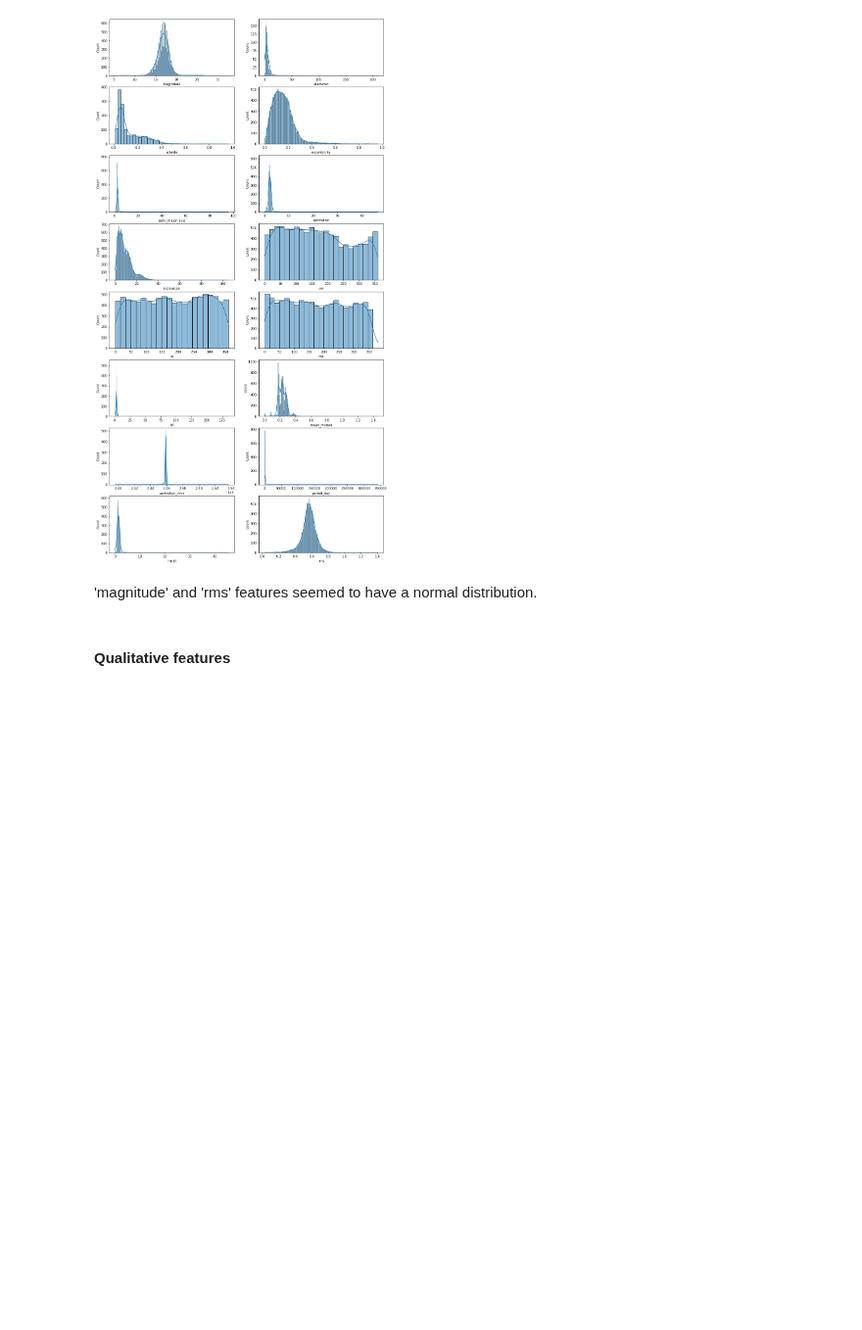
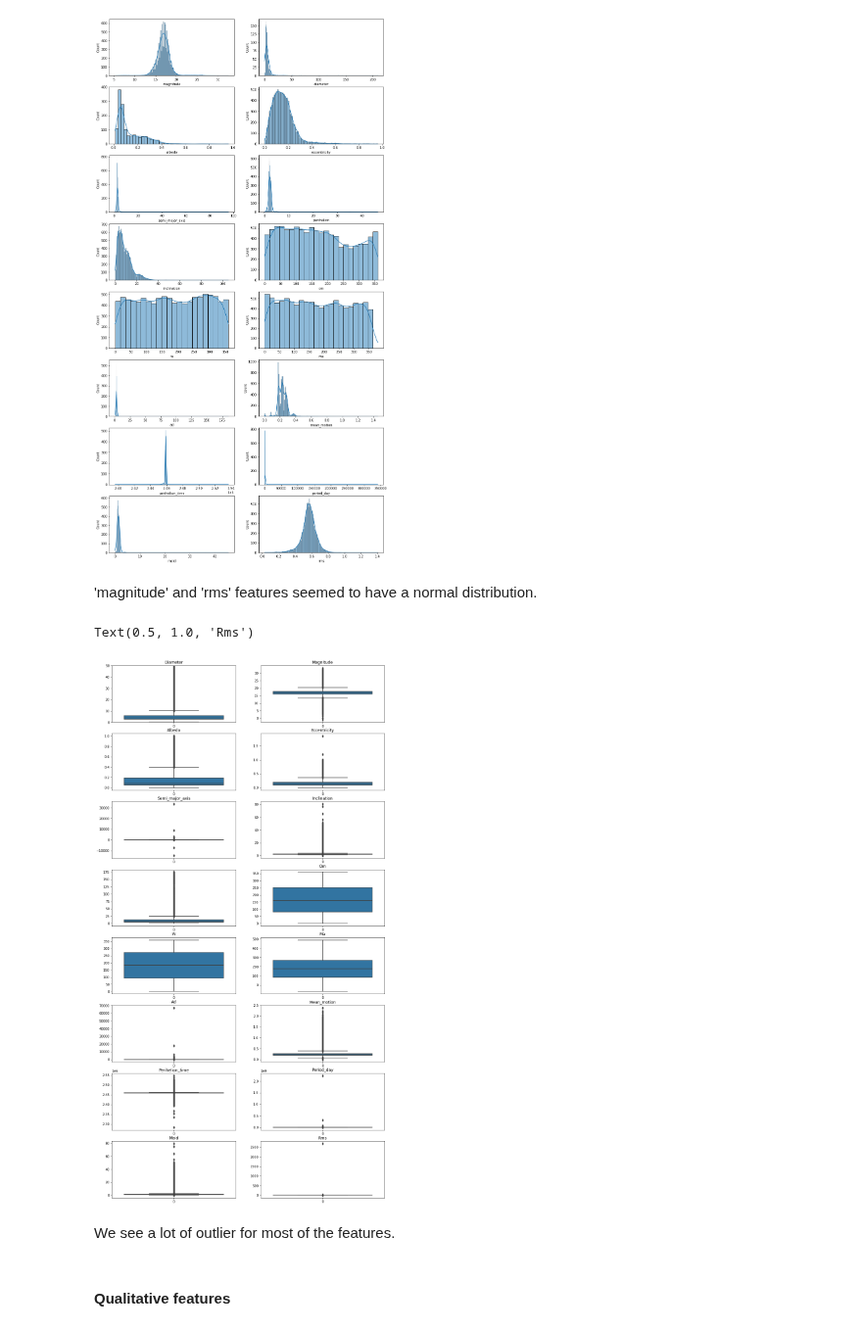
Before and after one commit to AnthonyJaquaniello/Machine_Learning, a Jupyter notebook: src/Asteroid.ipynb, the cells around one changed output. Shown at 98% size. Cells and saved outputs as stored; diff of their text form; code cells hidden in the pictures; blank space fills up the shorter version.

Commit message:
Adding boxplot of quantitative features in EDA

```diff
--- a/src/Asteroid.ipynb
+++ b/src/Asteroid.ipynb
@@ -193,6 +201,77 @@ for i in range(1, 9): #8rows
 [figure]
 # %% [markdown]
 'magnitude' and 'rms' features seemed to have a normal distribution.
+# %%
+figure = plt.figure(figsize=(15, 30))
+diameter = figure.add_subplot(8, 2, 1)
+sns.boxplot(ax=diameter, data=asteroid['diameter'])
+diameter.set_ylim(0, 50)
+diameter.set_title('Diameter')
+
+magnitude = figure.add_subplot(8, 2, 2)
+sns.boxplot(ax=magnitude, data=asteroid['magnitude'])
+magnitude.set_title('Magnitude')
+
+albedo = figure.add_subplot(8, 2, 3)
+sns.boxplot(ax=albedo, data=asteroid['albedo'])
+albedo.set_title('Albedo')
+
+eccentricity = figure.add_subplot(8, 2, 4)
+sns.boxplot(ax=eccentricity, data=asteroid['eccentricity'])
+eccentricity.set_title('Eccentricity')
+
+semi_major_axis = figure.add_subplot(8, 2, 5)
+sns.boxplot(ax=semi_major_axis, data=asteroid['semi_major_axis'])
+semi_major_axis.set_title('Semi_major_axis')
+
+perihelion = figure.add_subplot(8, 2, 6)
+sns.boxplot(ax=perihelion, data=asteroid['perihelion'])
+perihelion.set_title('Perihelion')
+
+inclination = figure.add_subplot(8, 2, 7)
+sns.boxplot(ax=inclination, data=asteroid['inclination'])
+perihelion.set_title('Inclination')
+
+om = figure.add_subplot(8, 2, 8)
+sns.boxplot(ax=om, data=asteroid['om'])
+om.set_title('Om')
+
+w = figure.add_subplot(8, 2, 9)
+sns.boxplot(ax=w, data=asteroid['w'])
+w.set_title('W')
+
+ma = figure.add_subplot(8, 2, 10)
+sns.boxplot(ax=ma, data=asteroid['ma'])
+ma.set_title('Ma')
+
+ad = figure.add_subplot(8, 2, 11)
+sns.boxplot(ax=ad, data=asteroid['ad'])
+ad.set_title('Ad')
+
+mean_motion = figure.add_subplot(8, 2, 12)
+sns.boxplot(ax=mean_motion, data=asteroid['mean_motion'])
+mean_motion.set_title('Mean_motion')
+
+perihelion_time = figure.add_subplot(8, 2, 13)
+sns.boxplot(ax=perihelion_time, data=asteroid['perihelion_time'])
+perihelion_time.set_title('Perihelion_time')
+
+period_day = figure.add_subplot(8, 2, 14)
+sns.boxplot(ax=period_day, data=asteroid['period_day'])
+period_day.set_title('Period_day')
+
+moid = figure.add_subplot(8, 2, 15)
+sns.boxplot(ax=moid, data=asteroid['moid'])
+moid.set_title('Moid')
+
+rms = figure.add_subplot(8, 2, 16)
+sns.boxplot(ax=rms, data=asteroid['rms'])
+rms.set_title('Rms')
+# %% [output]
+Text(0.5, 1.0, 'Rms')
+[figure, added]
+# %% [markdown]
+We see a lot of outlier for most of the features.
 # %% [markdown]
 <h4>Qualitative features</h4>
 # %%
```
Also changed, not shown: parts of 9 cells of this notebook.
